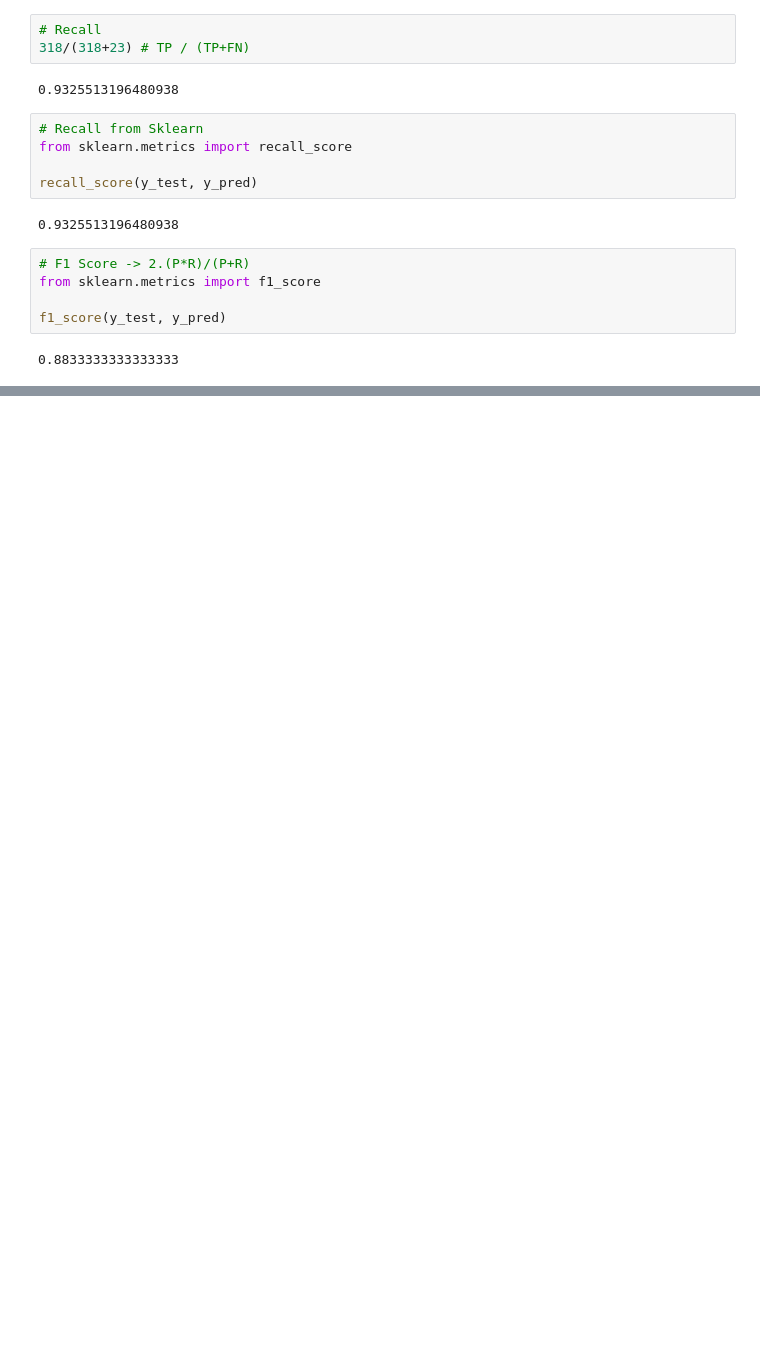
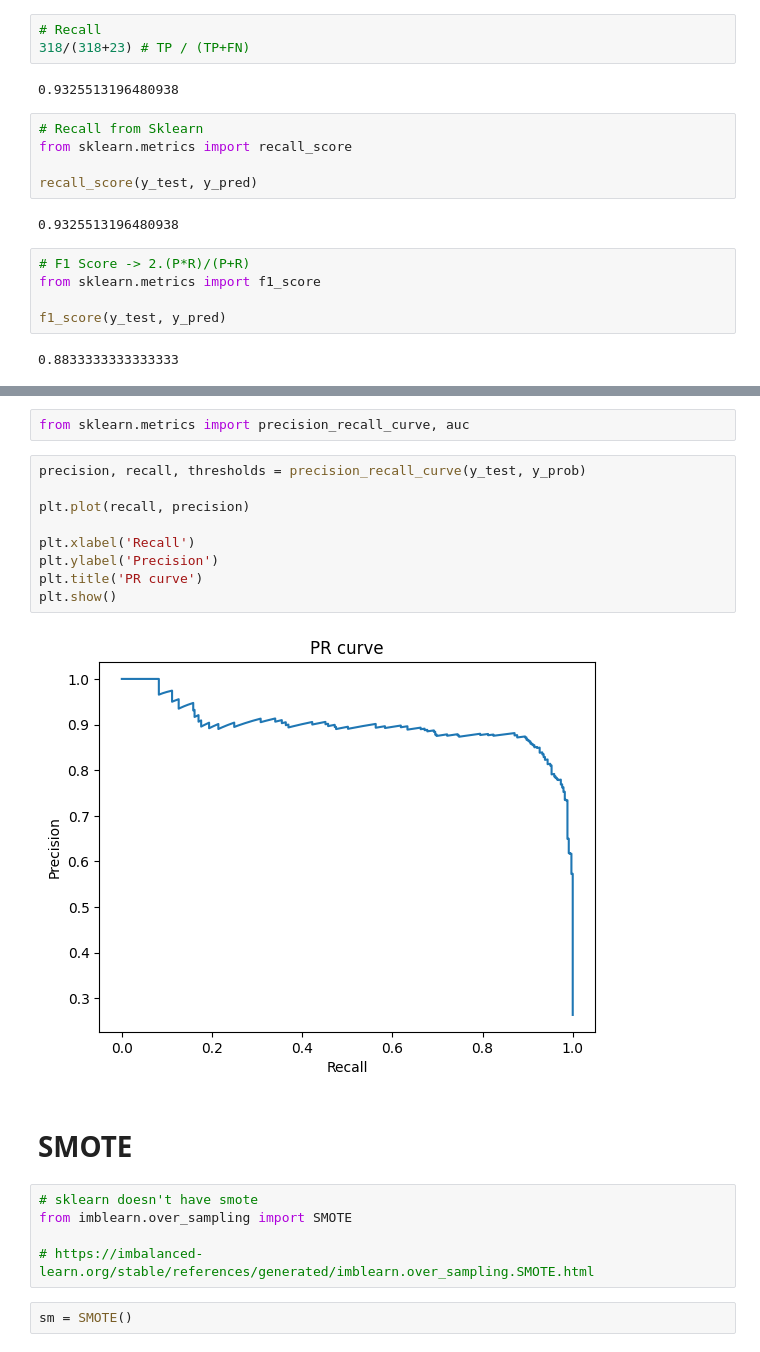
Before and after one commit to Himanshu-Kumar-123/Logistic-Regression, a Jupyter notebook: classification_metrics.ipynb, the cells around one changed output, grey strips where cells are left out. Cells and saved outputs as stored; diff of their text form; blank space fills up the shorter version.

Commit message:
Updating classification_metrics notebook

```diff
--- a/classification_metrics.ipynb
+++ b/classification_metrics.ipynb
@@ -115,0 +151,22 @@ f1_score(y_test, y_pred)
+# %%
+from sklearn.metrics import precision_recall_curve, auc
+# %%
+precision, recall, thresholds = precision_recall_curve(y_test, y_prob)
+
+plt.plot(recall, precision)
+
+plt.xlabel('Recall')
+plt.ylabel('Precision')
+plt.title('PR curve')
+plt.show()
+# %% [output]
+[figure, added]
+# %% [markdown]
+# SMOTE
+# %%
+# sklearn doesn't have smote
+from imblearn.over_sampling import SMOTE
+
+# https://imbalanced-learn.org/stable/references/generated/imblearn.over_sampling.SMOTE.html
+# %%
+sm = SMOTE()
```
Also changed, not shown: parts of 12 cells of this notebook.
